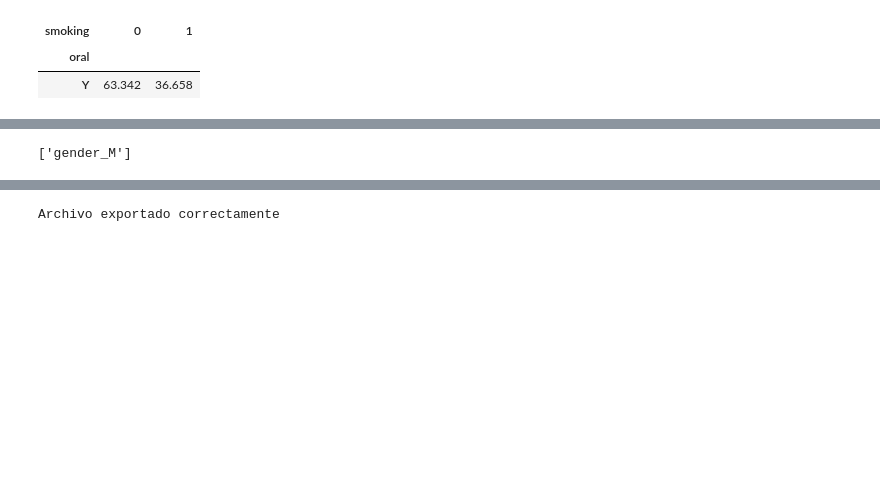
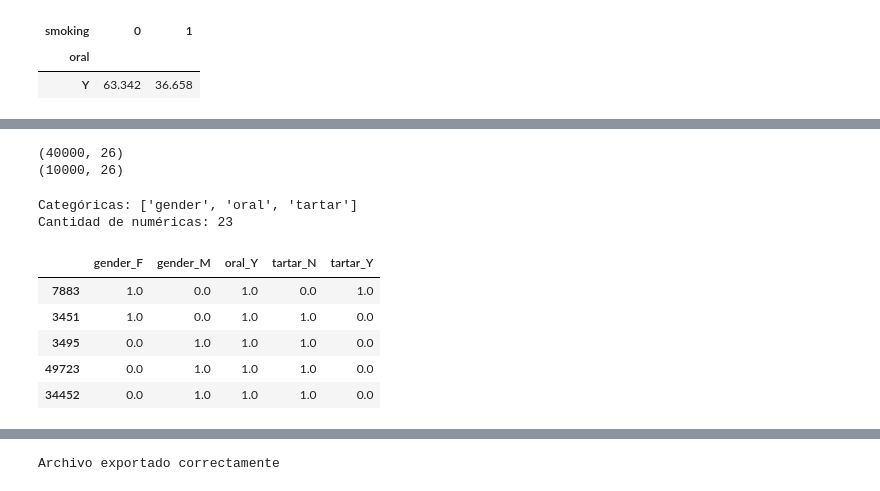
Before and after one commit to elmagonzz/IA_Practico2, a Jupyter notebook: notebooks/02_eda.ipynb, the cells around one changed output, grey strips where cells are left out. Drawn from its saved outputs; the diff is of its cells as text; code cells hidden in the pictures; blank space fills up the shorter version.

```diff
--- a/notebooks/02_eda.ipynb
+++ b/notebooks/02_eda.ipynb
@@ -551,4 +296,57 @@ Name: smoking, dtype: float64
-# %%
-[col for col in X_mi.columns if 'gender' in col]
-# %% [output]
-['gender_M']
+# %%
+# División Train/Test
+# Se realiza antes de codificar variables categóricas, para evitar fuga de información (data leakage)
+
+from sklearn.model_selection import train_test_split
+
+X = df.drop('smoking', axis=1)
+y = df['smoking']
+
+X_train, X_test, y_train, y_test = train_test_split(
+    X,
+    y,
+    test_size=0.20,
+    stratify=y,
+    random_state=42
+)
+
+print(X_train.shape)
+print(X_test.shape)
+# %% [output]
+(40000, 26)
+(10000, 26)
+# %%
+# Identificación de columnas numéricas y categóricas
+
+categoricas = X_train.select_dtypes(include='object').columns.tolist()
+numericas = [col for col in X_train.columns if col not in categoricas]
+
+print("Categóricas:", categoricas)
+print("Cantidad de numéricas:", len(numericas))
+# %% [output]
+Categóricas: ['gender', 'oral', 'tartar']
+Cantidad de numéricas: 23
+# %%
+# Codificación de variables categóricas
+# El encoder se ajusta (fit) unicamente con X_train, para evitar fuga de información
+
+from sklearn.preprocessing import OneHotEncoder
+
+encoder = OneHotEncoder(handle_unknown='ignore', sparse_output=False)
+
+encoder.fit(X_train[categoricas])
+
+X_train_cat = pd.DataFrame(
+    encoder.transform(X_train[categoricas]),
+    columns=encoder.get_feature_names_out(categoricas),
+    index=X_train.index
+)
+
+X_train_cat.head()
+# %% [output]
+|  | gender_F | gender_M | oral_Y | tartar_N | tartar_Y |
+| 7883 | 1.0 | 0.0 | 1.0 | 0.0 | 1.0 |
+| 3451 | 1.0 | 0.0 | 1.0 | 1.0 | 0.0 |
+| 3495 | 0.0 | 1.0 | 1.0 | 1.0 | 0.0 |
+| 49723 | 0.0 | 1.0 | 1.0 | 1.0 | 0.0 |
+| 34452 | 0.0 | 1.0 | 1.0 | 1.0 | 0.0 |
```
Also changed, not shown: parts of 19 cells of this notebook, 2 other files.
